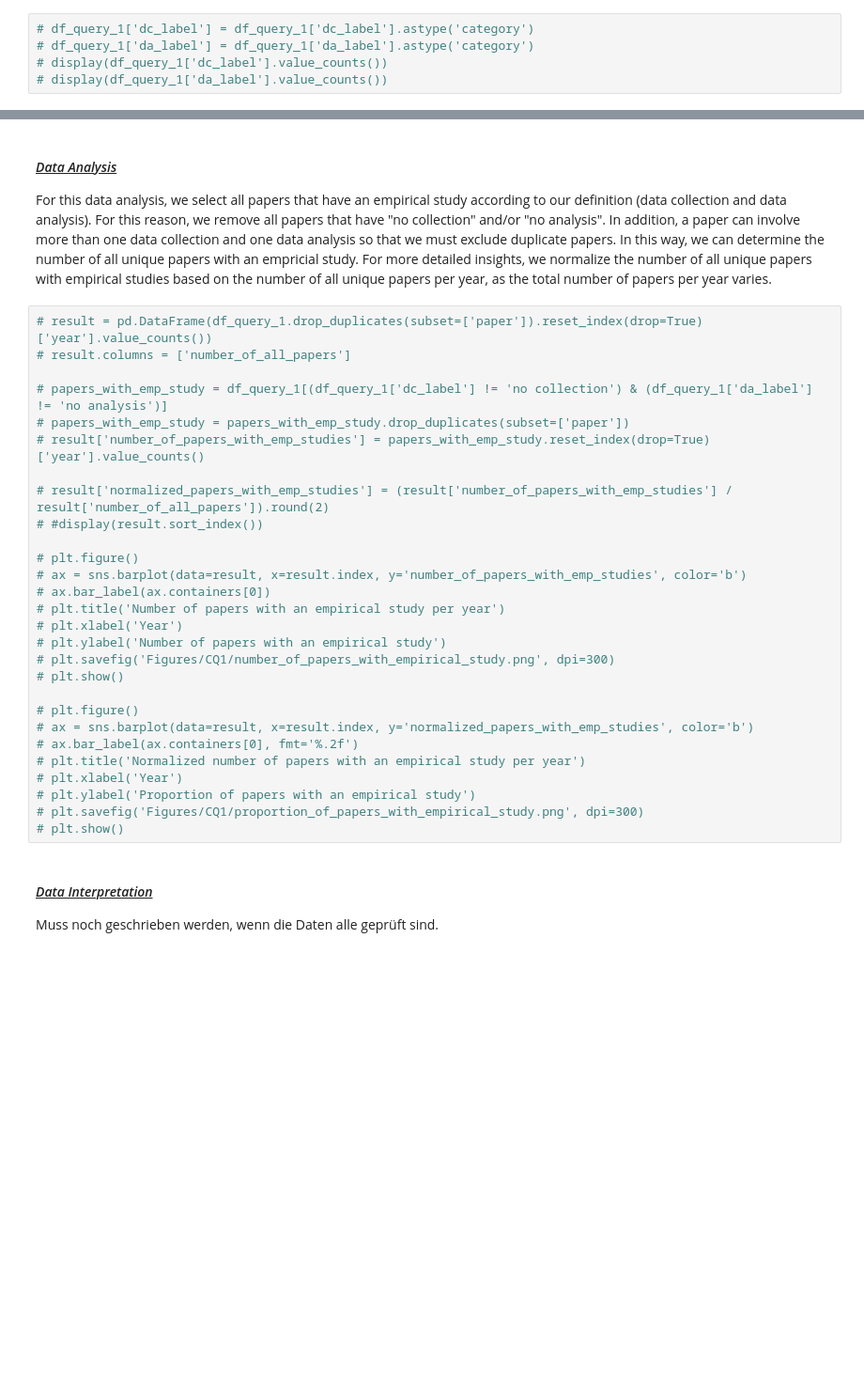
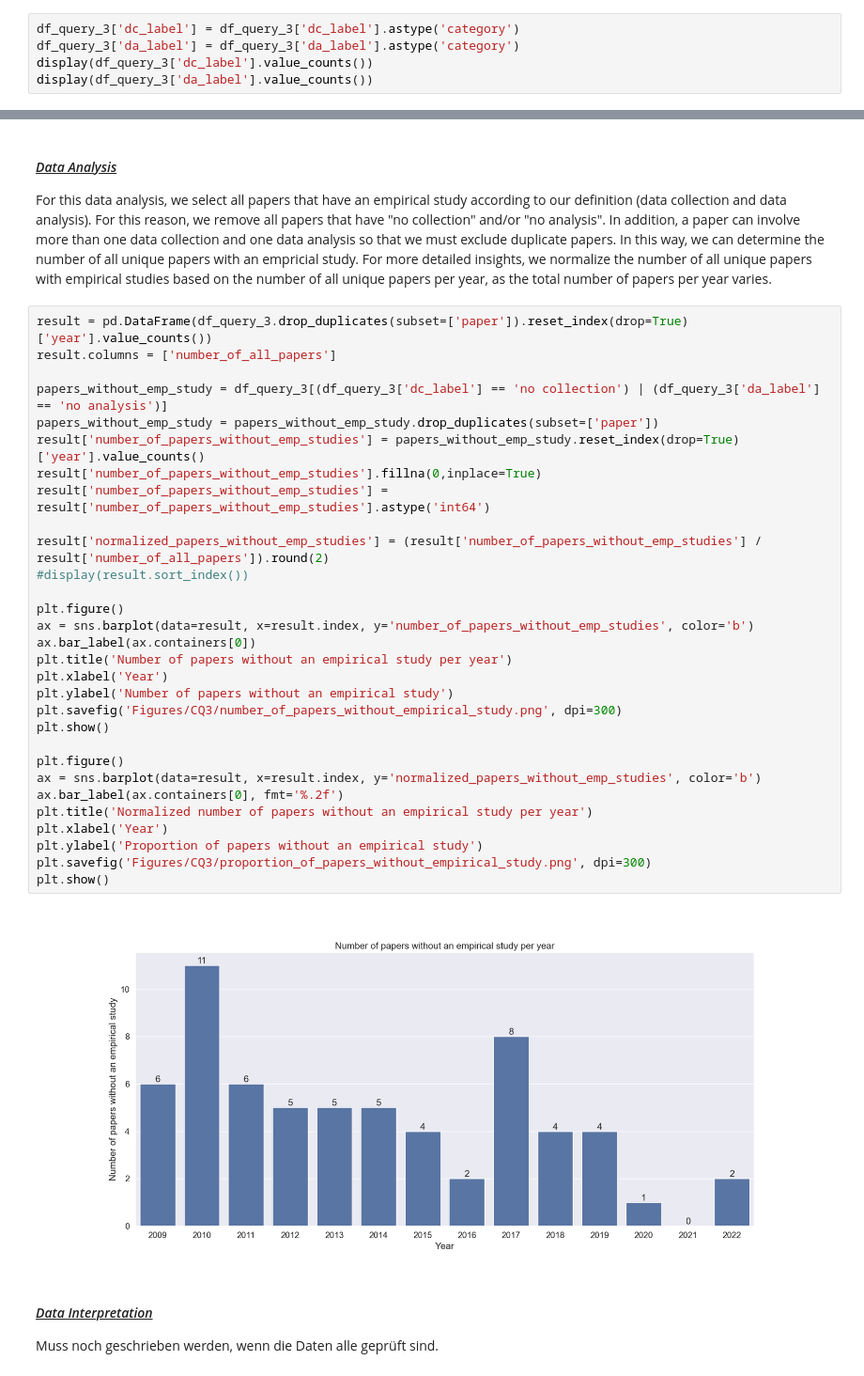
Before and after one commit to okarras/EmpiRE-Analysis, a Jupyter notebook: empire-analysis.ipynb, the cells around one changed output, grey strips where cells are left out. Shown at 94% size. Cells and saved outputs as stored; diff of their text form; blank space fills up the shorter version.

```diff
--- a/empire-analysis.ipynb
+++ b/empire-analysis.ipynb
@@ -831,5 +843,5 @@ Below, we explore the retrieved data, including its cleaning and validation, to
 # %%
-# df_query_1['dc_label'] = df_query_1['dc_label'].astype('category')
-# df_query_1['da_label'] = df_query_1['da_label'].astype('category')
-# display(df_query_1['dc_label'].value_counts())
-# display(df_query_1['da_label'].value_counts())
+df_query_3['dc_label'] = df_query_3['dc_label'].astype('category')
+df_query_3['da_label'] = df_query_3['da_label'].astype('category')
+display(df_query_3['dc_label'].value_counts())
+display(df_query_3['da_label'].value_counts())
@@ -837,33 +862,37 @@ Below, we explore the retrieved data, including its cleaning and validation, to
 #### <ins>*Data Analysis*</ins>
 For this data analysis, we select all papers that have an empirical study according to our definition (data collection and data analysis). For this reason, we remove all papers that have "no collection" and/or "no analysis". In addition, a paper can involve more than one data collection and one data analysis so that we must exclude duplicate papers. In this way, we can determine the number of all unique papers with an empricial study. For more detailed insights, we normalize the number of all unique papers with empirical studies based on the number of all unique papers per year, as the total number of papers per year varies.
 # %%
-# result = pd.DataFrame(df_query_1.drop_duplicates(subset=['paper']).reset_index(drop=True)['year'].value_counts())
-# result.columns = ['number_of_all_papers']
+result = pd.DataFrame(df_query_3.drop_duplicates(subset=['paper']).reset_index(drop=True)['year'].value_counts())
+result.columns = ['number_of_all_papers']
 
-# papers_with_emp_study = df_query_1[(df_query_1['dc_label'] != 'no collection') & (df_query_1['da_label'] != 'no analysis')]
-# papers_with_emp_study = papers_with_emp_study.drop_duplicates(subset=['paper'])
-# result['number_of_papers_with_emp_studies'] = papers_with_emp_study.reset_index(drop=True)['year'].value_counts()
+papers_without_emp_study = df_query_3[(df_query_3['dc_label'] == 'no collection') | (df_query_3['da_label'] == 'no analysis')]
+papers_without_emp_study = papers_without_emp_study.drop_duplicates(subset=['paper'])
+result['number_of_papers_without_emp_studies'] = papers_without_emp_study.reset_index(drop=True)['year'].value_counts()
+result['number_of_papers_without_emp_studies'].fillna(0,inplace=True)
+result['number_of_papers_without_emp_studies'] = result['number_of_papers_without_emp_studies'].astype('int64')
 
-# result['normalized_papers_with_emp_studies'] = (result['number_of_papers_with_emp_studies'] / result['number_of_all_papers']).round(2)
-# #display(result.sort_index())
+result['normalized_papers_without_emp_studies'] = (result['number_of_papers_without_emp_studies'] / result['number_of_all_papers']).round(2)
+#display(result.sort_index())
 
-# plt.figure()
-# ax = sns.barplot(data=result, x=result.index, y='number_of_papers_with_emp_studies', color='b')
-# ax.bar_label(ax.containers[0])
-# plt.title('Number of papers with an empirical study per year')
-# plt.xlabel('Year')
-# plt.ylabel('Number of papers with an empirical study')
-# plt.savefig('Figures/CQ1/number_of_papers_with_empirical_study.png', dpi=300)
-# plt.show()
+plt.figure()
+ax = sns.barplot(data=result, x=result.index, y='number_of_papers_without_emp_studies', color='b')
+ax.bar_label(ax.containers[0])
+plt.title('Number of papers without an empirical study per year')
+plt.xlabel('Year')
+plt.ylabel('Number of papers without an empirical study')
+plt.savefig('Figures/CQ3/number_of_papers_without_empirical_study.png', dpi=300)
+plt.show()
 
-# plt.figure()
-# ax = sns.barplot(data=result, x=result.index, y='normalized_papers_with_emp_studies', color='b')
-# ax.bar_label(ax.containers[0], fmt='%.2f')
-# plt.title('Normalized number of papers with an empirical study per year')
-# plt.xlabel('Year')
-# plt.ylabel('Proportion of papers with an empirical study')
-# plt.savefig('Figures/CQ1/proportion_of_papers_with_empirical_study.png', dpi=300)
-# plt.show()
+plt.figure()
+ax = sns.barplot(data=result, x=result.index, y='normalized_papers_without_emp_studies', color='b')
+ax.bar_label(ax.containers[0], fmt='%.2f')
+plt.title('Normalized number of papers without an empirical study per year')
+plt.xlabel('Year')
+plt.ylabel('Proportion of papers without an empirical study')
+plt.savefig('Figures/CQ3/proportion_of_papers_without_empirical_study.png', dpi=300)
+plt.show()
+# %% [output]
+[figure, added]
 # %% [markdown]
 #### <ins>*Data Interpretation*</ins>
 Muss noch geschrieben werden, wenn die Daten alle geprüft sind.
```
Also changed, not shown: parts of 12 cells of this notebook, 5 other files.
